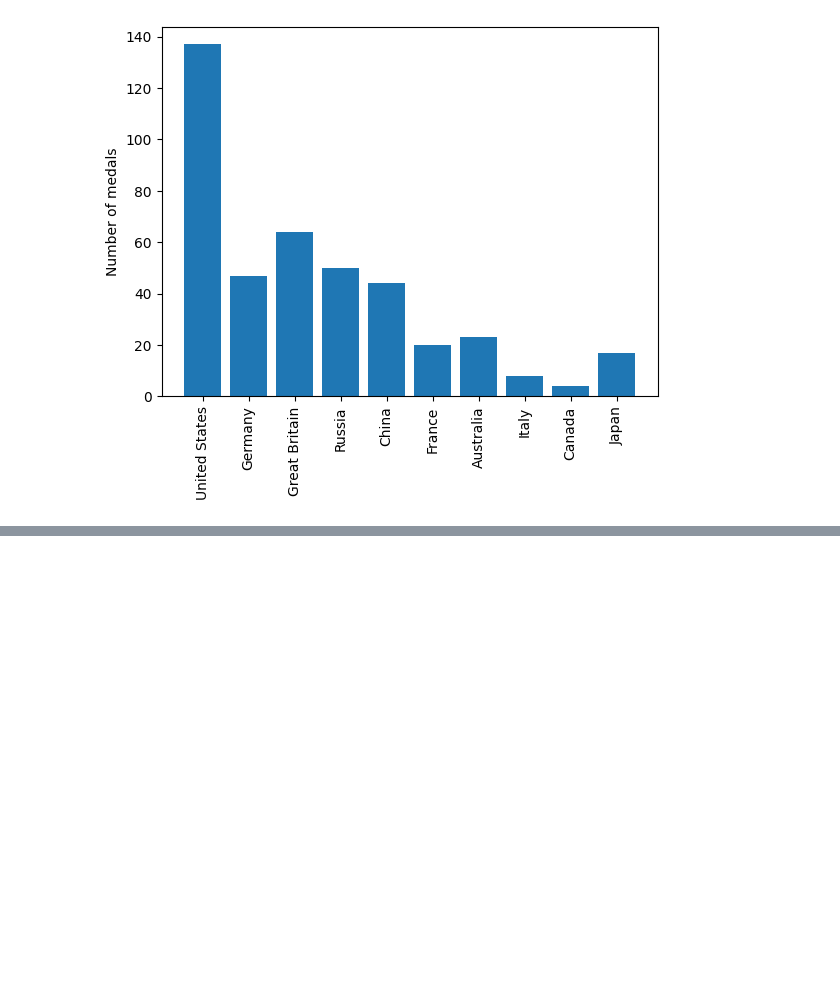
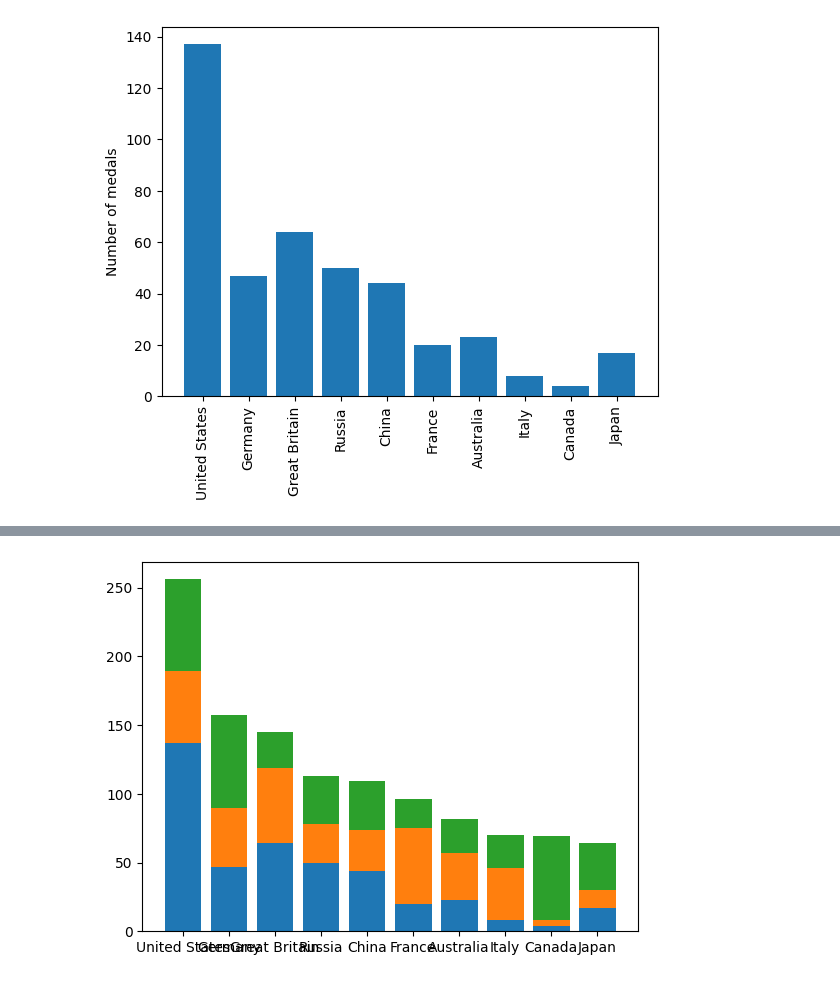
Before and after one commit to Emigbanam/Data-Analysis-Practice, a Jupyter notebook: Data Visualization With Python (Matplotlib).ipynb, the cells around one changed output, grey strips where cells are left out. Saved outputs shown, nothing was run; the diff lists cells and outputs as text; code cells hidden in the pictures; blank space fills up the shorter version.

```diff
--- a/Data Visualization With Python (Matplotlib).ipynb
+++ b/Data Visualization With Python (Matplotlib).ipynb
@@ -414,0 +423,14 @@ plt.show()
+# %%
+#1. Call the ax.bar method to add the "Gold" medals. Call it with the label set to "Gold".
+fig, ax = plt.subplots()
+ax.bar(medals['country'], medals['Gold'], label='Gold')
+
+#2. Call the ax.bar method to stack "Silver" bars on top of that, using the bottom key-word argument so the bottom of the bars will be on top of the gold medal bars, and label to add the label "Silver".
+ax.bar(medals['country'], medals['Silver'], bottom=medals['Gold'], label='Silver')
+
+#3. Use ax.bar to add "Bronze" bars on top of that, using the bottom key-word and label it as "Bronze".
+ax.bar(medals['country'], medals['Bronze'], bottom=medals['Gold'] + medals['Silver'], label='Bronze')
+
+plt.show()
+# %% [output]
+[figure, added]
```
Also changed, not shown: parts of 1 cell of this notebook.
